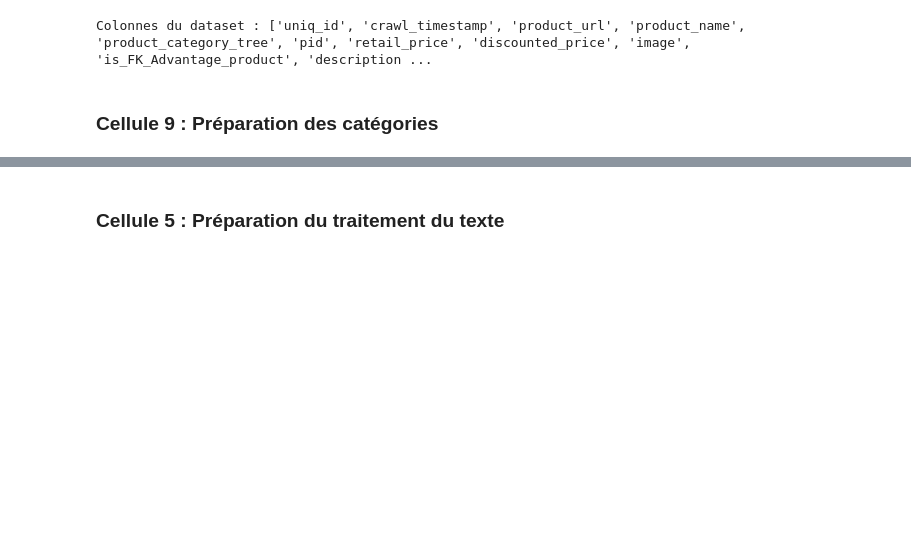
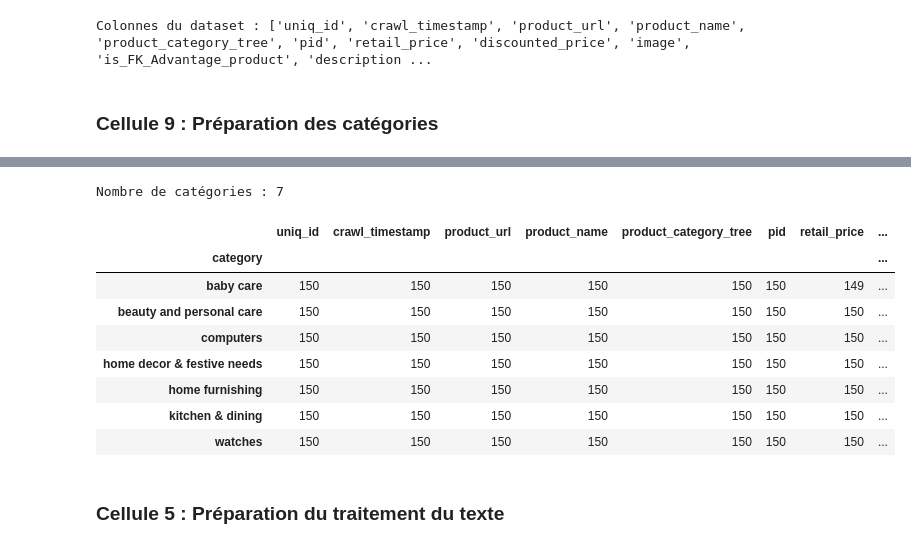
Before and after one commit to preudh/OC_IA_P6_automatically_classify_consumer_goods, a Jupyter notebook: notebooks/P6_03_Preudhomme_Patrice_4_Feature-texte.ipynb, the cells around one changed output, grey strips where cells are left out. Saved outputs shown, nothing was run; the diff lists cells and outputs as text; code cells hidden in the pictures; blank space fills up the shorter version.

```diff
--- a/notebooks/P6_03_Preudhomme_Patrice_4_Feature-texte.ipynb
+++ b/notebooks/P6_03_Preudhomme_Patrice_4_Feature-texte.ipynb
@@ -81,3 +98,20 @@ Numéros de catégories : [0 1 1 ... 1 1 1]
+# %%
+# nombre de catégories avec noms des catégories
+print("Nombre de catégories :", len(categories))
+
+# Affichage du nombre de produits par catégorie
+data.groupby("category").count()
+# %% [output]
+Nombre de catégories : 7
+|  | uniq_id | crawl_timestamp | product_url | product_name | product_category_tree | pid | retail_price | ... |
+| category |  |  |  |  |  |  |  | ... |
+| baby care | 150 | 150 | 150 | 150 | 150 | 150 | 149 | ... |
+| beauty and personal care | 150 | 150 | 150 | 150 | 150 | 150 | 150 | ... |
+| computers | 150 | 150 | 150 | 150 | 150 | 150 | 150 | ... |
+| home decor & festive needs | 150 | 150 | 150 | 150 | 150 | 150 | 150 | ... |
+| home furnishing | 150 | 150 | 150 | 150 | 150 | 150 | 150 | ... |
+| kitchen & dining | 150 | 150 | 150 | 150 | 150 | 150 | 150 | ... |
+| watches | 150 | 150 | 150 | 150 | 150 | 150 | 150 | ... |
 # %% [markdown]
 ### Cellule 5 : Préparation du traitement du texte
 # %%
```
Also changed, not shown: parts of 23 cells of this notebook.
